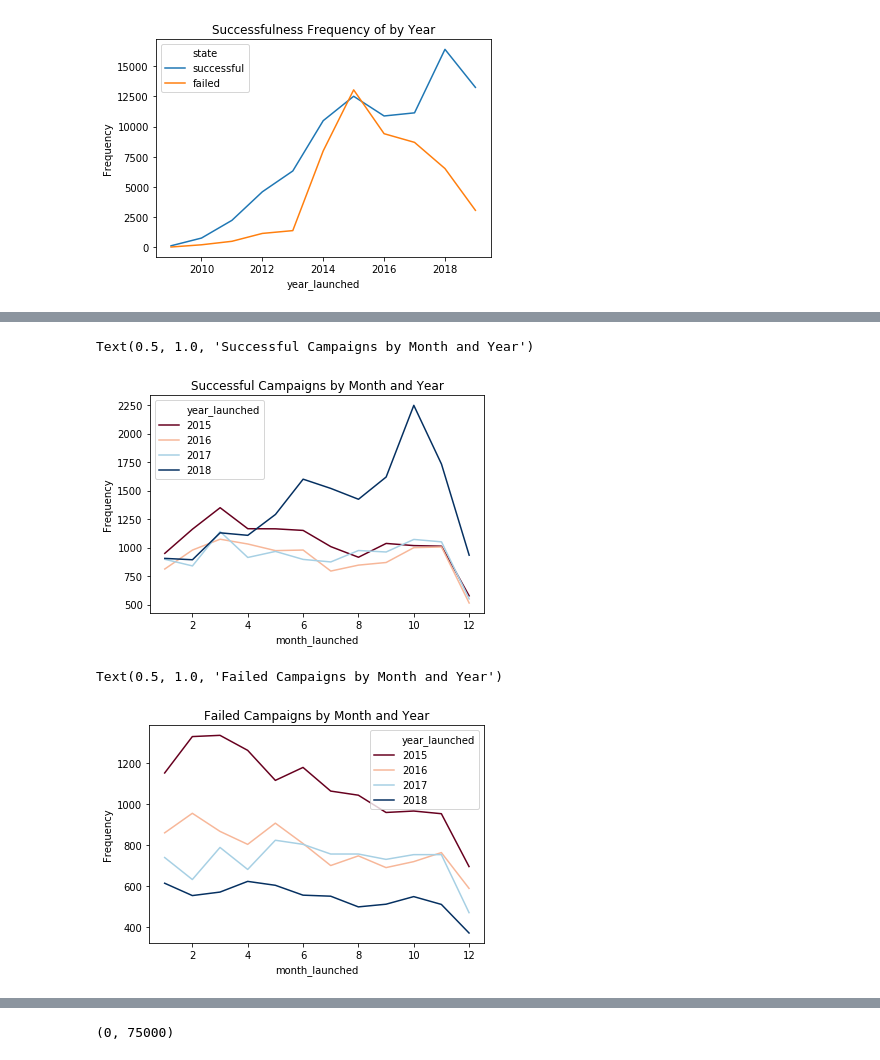
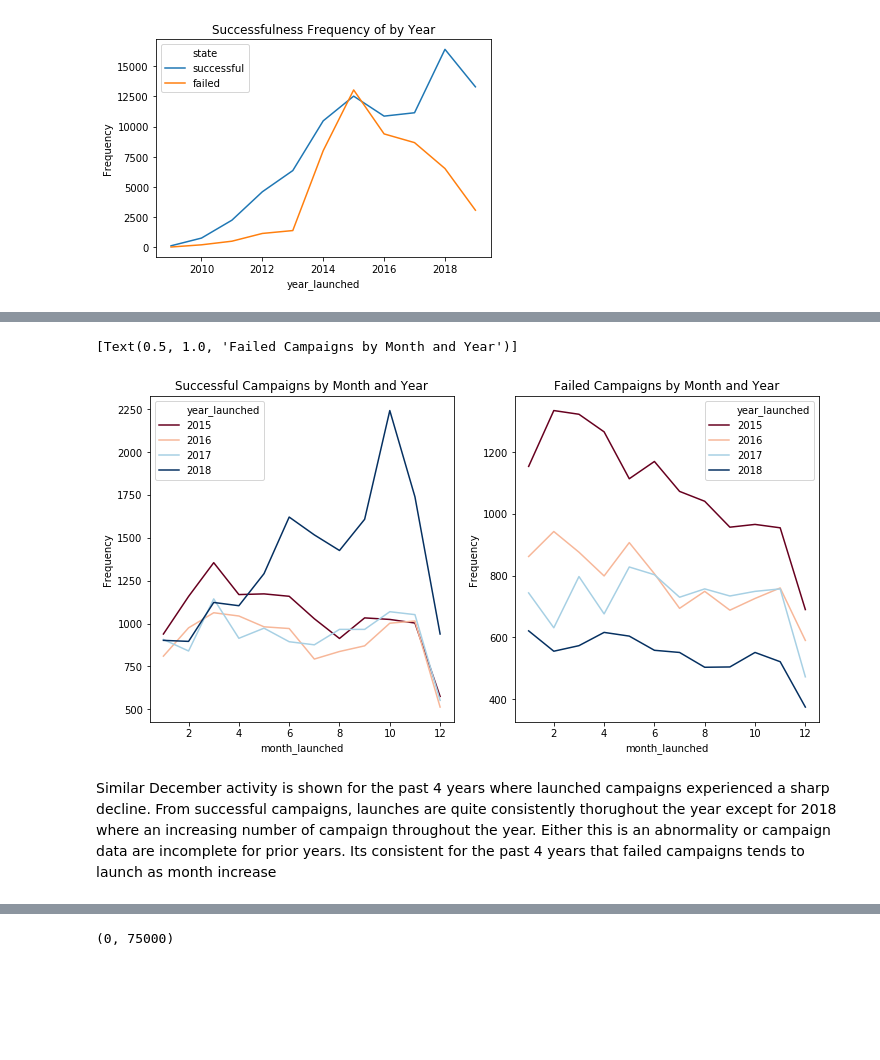
Before and after one commit to activerabbit/Launch-a-Successful-Kickstarter-Campaign, a Jupyter notebook: EDA and Statistics.ipynb, the cells around one changed output, grey strips where cells are left out. Drawn from its saved outputs; the diff is of its cells as text; code cells hidden in the pictures; blank space fills up the shorter version.

```diff
--- a/EDA and Statistics.ipynb
+++ b/EDA and Statistics.ipynb
@@ -343,3 +400,5 @@ Text(0.5, 1.0, 'Time Distribution for Length of Successful Campaigns')
+# %%
+df = df.drop(columns = ['days_to_state_change'])
 # %%
 df_year = (df.groupby(['year_launched'])['state']
            .value_counts()
@@ -367,26 +431,28 @@ sns.lineplot(x = 'month_launched', y = 'Frequency', hue = 'state', data = df_mon
 # %%
 #most recent data
 df_2015 = (df[df.year_launched > 2014][df.year_launched < 2019]
              .groupby(['month_launched', 'year_launched'])['state']
              .value_counts()
              .rename('Frequency')
              .reset_index()
              .sort_values('month_launched'))
 
+fig, axes = plt.subplots(1,2, figsize = (12,6))
+fig1 = sns.lineplot(x='month_launched', y='Frequency', hue = 'year_launched',
+             data=df_2015[df_2015.state == 'successful'], palette = 'RdBu',
+            ax = axes[0])
+fig1.set(title = 'Successful Campaigns by Month and Year', ylabel = 'Frequency')
 
-sns.lineplot(x='month_launched', y='Frequency', hue = 'year_launched',
-             data=df_2015[df_2015.state == 'successful'], palette = 'RdBu')
-plt.title('Successful Campaigns by Month and Year')
+
+fig2 = sns.lineplot(x='month_launched', y='Frequency', hue = 'year_launched',
+             data=df_2015[df_2015.state == 'failed'], palette = 'RdBu',
+            ax = axes[1])
+fig2.set(title = 'Failed Campaigns by Month and Year')
 # %% [output]
-Text(0.5, 1.0, 'Successful Campaigns by Month and Year')
+[Text(0.5, 1.0, 'Failed Campaigns by Month and Year')]
-[figure, old version]
+[figure, new version]
-# %%
-sns.lineplot(x='month_launched', y='Frequency', hue = 'year_launched',
-             data=df_2015[df_2015.state == 'failed'], palette = 'RdBu')
-plt.title('Failed Campaigns by Month and Year')
-# %% [output]
-Text(0.5, 1.0, 'Failed Campaigns by Month and Year')
-[figure, removed]
+# %% [markdown]
+Similar December activity is shown for the past 4 years where launched campaigns experienced a sharp decline. From successful campaigns, launches are quite consistently thorughout the year except for 2018 where an increasing number of campaign throughout the year. Either this is an abnormality or campaign data are incomplete for prior years. Its consistent for the past 4 years that failed campaigns tends to launch as month increase
 # %%
 df_successful2015 = df_2015[df_2015.state == 'successful'].reset_index()
 df_failed2015 = df_2015[df_2015.state == 'failed'].reset_index()
```
Also changed, not shown: parts of 78 cells of this notebook.
